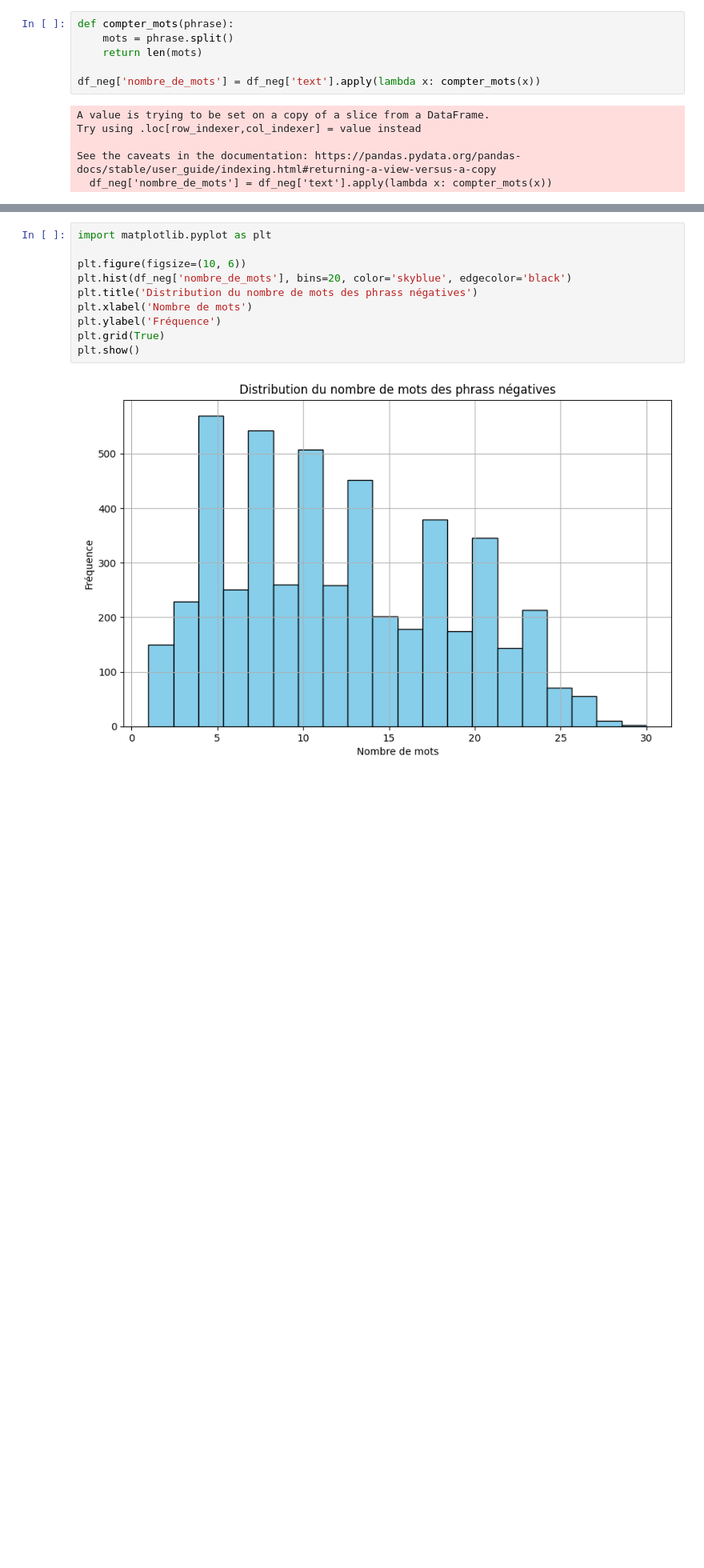
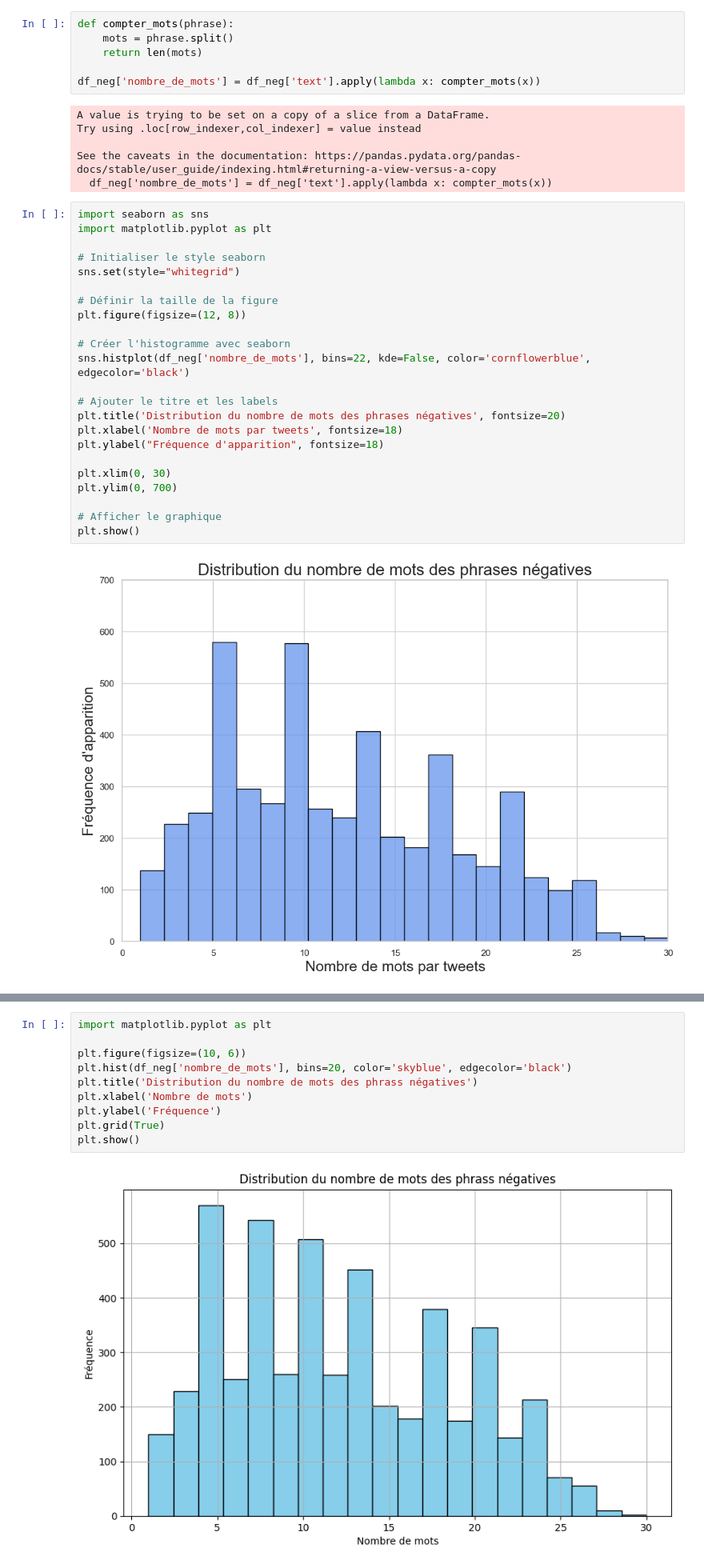
Before and after one commit to HaDock404/ai-nlp-tweet_sentiment, a Jupyter notebook: train/notebooks/1.1.exploratory_analysis.ipynb, the cells around one changed output, grey strips where cells are left out. Shown at 80% size. Saved outputs shown, nothing was run; the diff lists cells and outputs as text; blank space fills up the shorter version.

```diff
--- a/train/notebooks/1.1.exploratory_analysis.ipynb
+++ b/train/notebooks/1.1.exploratory_analysis.ipynb
@@ -42,3 +42,28 @@ Try using .loc[row_indexer,col_indexer] = value instead
 
 See the caveats in the documentation: https://pandas.pydata.org/pandas-docs/stable/user_guide/indexing.html#returning-a-view-versus-a-copy
   df_neg['nombre_de_mots'] = df_neg['text'].apply(lambda x: compter_mots(x))
+# %%
+import seaborn as sns
+import matplotlib.pyplot as plt
+
+# Initialiser le style seaborn
+sns.set(style="whitegrid")
+
+# Définir la taille de la figure
+plt.figure(figsize=(12, 8))
+
+# Créer l'histogramme avec seaborn
+sns.histplot(df_neg['nombre_de_mots'], bins=22, kde=False, color='cornflowerblue', edgecolor='black')
+
+# Ajouter le titre et les labels
+plt.title('Distribution du nombre de mots des phrases négatives', fontsize=20)
+plt.xlabel('Nombre de mots par tweets', fontsize=18)
+plt.ylabel("Fréquence d'apparition", fontsize=18)
+
+plt.xlim(0, 30)
+plt.ylim(0, 700)
+
+# Afficher le graphique
+plt.show()
+# %% [output]
+[figure, added]
```
Also changed, not shown: parts of 3 cells of this notebook, 28 other files.
